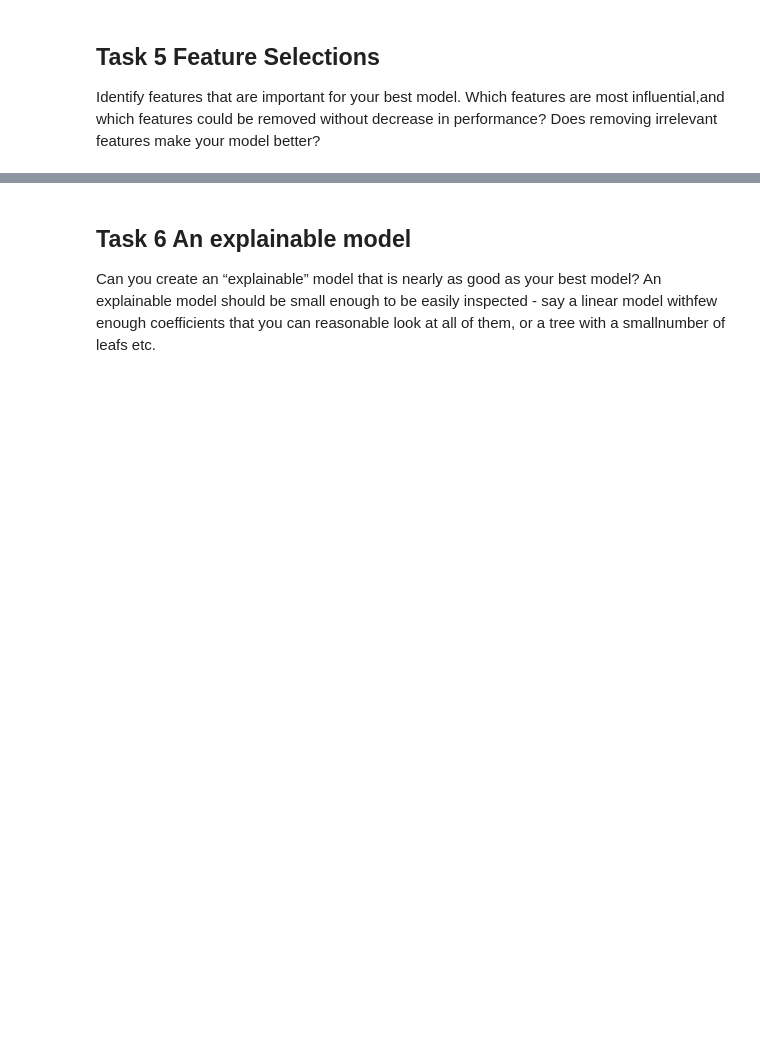
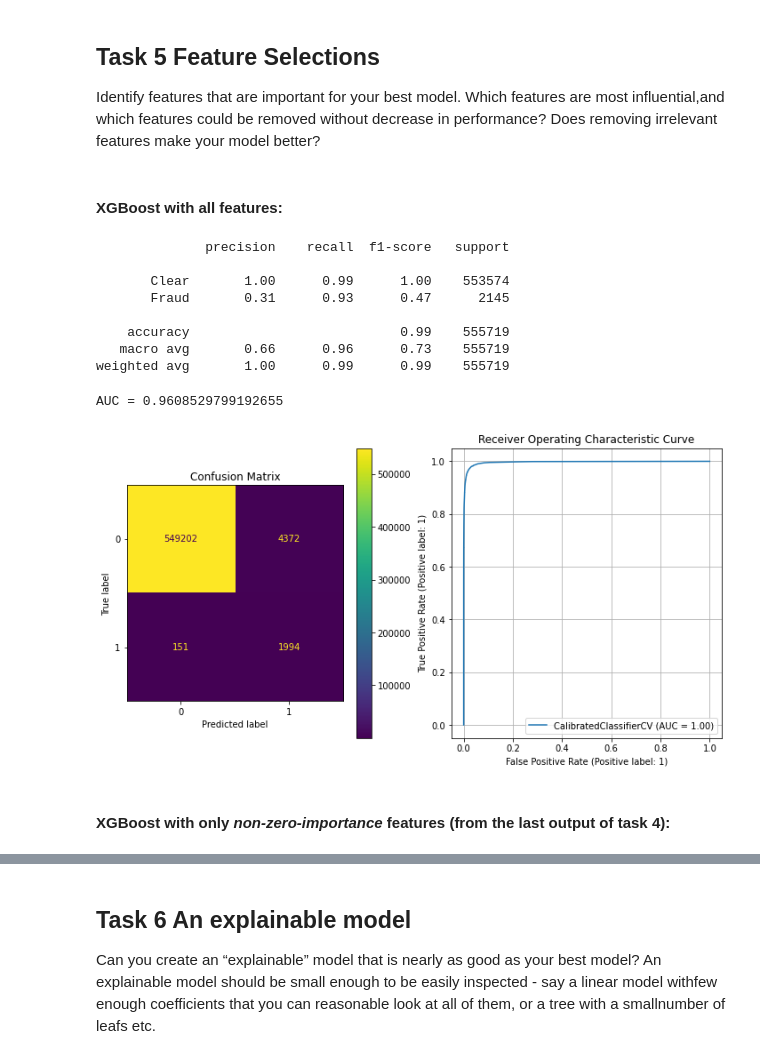
Before and after one commit to Matt88Ac/AdvancedML_Assignment2, a Jupyter notebook: Advanced Machine Learning - HW #2.ipynb, the cells around one changed output, grey strips where cells are left out. Saved outputs shown, nothing was run; the diff lists cells and outputs as text; code cells hidden in the pictures; blank space fills up the shorter version.

```diff
--- a/Advanced Machine Learning - HW #2.ipynb
+++ b/Advanced Machine Learning - HW #2.ipynb
@@ -1479,0 +1595,53 @@ Identify features that are important for your best model. Which features are mos
+# %%
+%%time
+x_train = pd.read_csv('fraudTrain.csv', index_col=0)
+y_train = x_train['is_fraud']
+x_train.drop(columns=['is_fraud', 'long', 'lat', 'trans_num', 'trans_date_trans_time'], inplace=True)
+
+x_train = preProcess(x_train, y_train)
+
+categorical = x_train.dtypes == 'category'
+one_categorical = np.array([c in one_hotted for c in x_train.columns])
+temp_df = x_train.copy()
+temp_df.loc[:, ~one_categorical & categorical] = temp_df.loc[:, ~one_categorical & categorical].apply(lambda _x: _x.cat.codes)
+dummies = pd.get_dummies(temp_df.loc[:, one_categorical])
+temp_df.drop(columns=one_hotted, inplace=True)
+temp_df.loc[:, dummies.columns] = dummies
+
+x_train_new, y_train_new = SMOTE().fit_resample(temp_df, y_train)
+temp_df = dummies = None
+
+x_test = pd.read_csv('fraudTest.csv', index_col=0)
+y_test = x_test['is_fraud']
+x_test.drop(columns=['is_fraud', 'long', 'lat', 'trans_num', 'trans_date_trans_time'], inplace=True)
+
+x_test = preProcess(x_test, y_test, encode=True)
+
+model = joblib.load('XGB.pkl')
+# %% [markdown]
+#### XGBoost with all features:
+# %%
+print(classification_report(y_test, model.predict(x_test), target_names=['Clear','Fraud']))
+print(f'AUC = {roc_auc_score(y_test, model.predict(x_test))}')
+plt.figure(figsize=(12, 6))
+plt.subplot(1, 2, 1)
+plt.title('Confusion Matrix')
+plot_confusion_matrix(model, x_test, y_test, ax=plt.gca())
+plt.subplot(1, 2, 2)
+plt.grid()
+plt.title('Receiver Operating Characteristic Curve')
+plot_roc_curve(model, x_test, y_test, ax=plt.gca())
+plt.show()
+# %% [output]
+              precision    recall  f1-score   support
+
+       Clear       1.00      0.99      1.00    553574
+       Fraud       0.31      0.93      0.47      2145
+
+    accuracy                           0.99    555719
+   macro avg       0.66      0.96      0.73    555719
+weighted avg       1.00      0.99      0.99    555719
+AUC = 0.9608529799192655
+[figure, added]
+# %% [markdown]
+#### XGBoost with only *non-zero-importance* features (from the last output of task 4):
```
Also changed, not shown: parts of 19 cells of this notebook.
